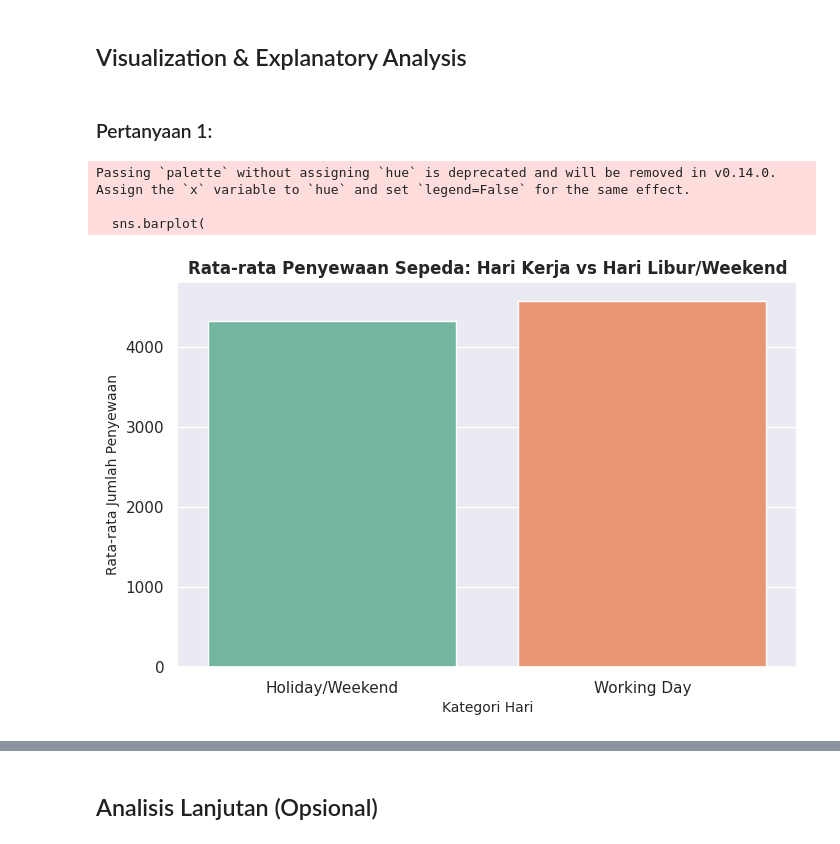
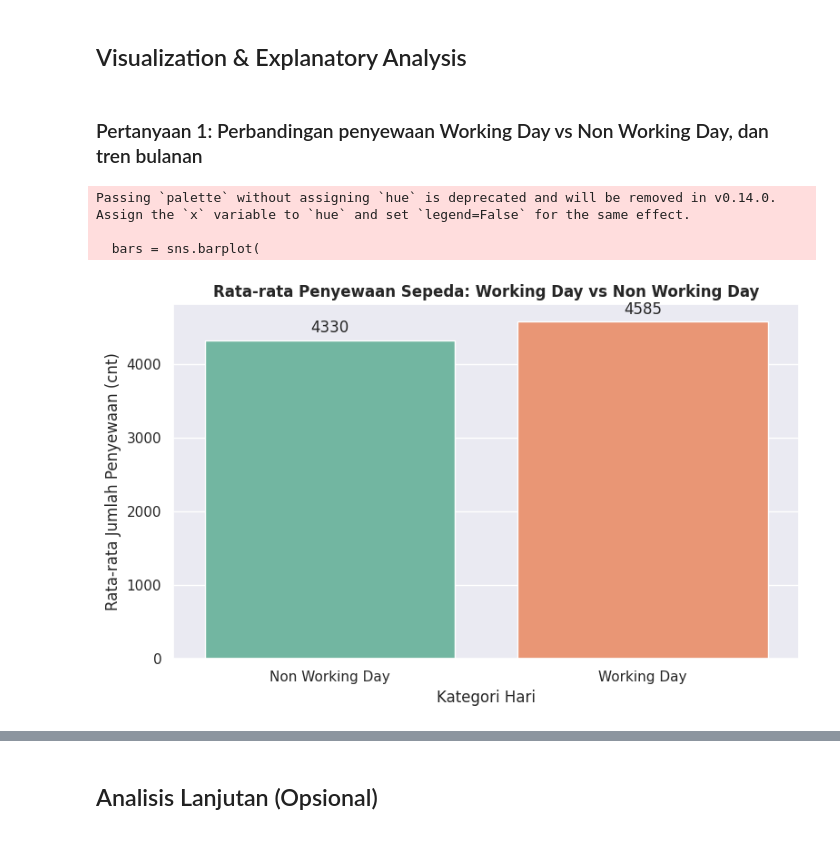
Before and after one commit to lolipop20/submission1, a Jupyter notebook: notebook.ipynb, the cells around one changed output, grey strips where cells are left out. Saved outputs shown, nothing was run; the diff lists cells and outputs as text; code cells hidden in the pictures.

```diff
--- a/notebook.ipynb
+++ b/notebook.ipynb
@@ -136,14 +105,13 @@ Jumlah duplikasi df_hour: 0
 # %%
-# Mengubah tipe data kolom 'dteday' menjadi datetime
 df_day['dteday'] = pd.to_datetime(df_day['dteday'])
 df_hour['dteday'] = pd.to_datetime(df_hour['dteday'])
 
-# Mengubah angka kategori cuaca dan musim menjadi label teks yang deskriptif pada df_day
 df_day['season'] = df_day['season'].map({1: 'Spring', 2: 'Summer', 3: 'Fall', 4: 'Winter'})
-df_day['weathersit'] = df_day['weathersit'].map({1: 'Clear/Few Clouds', 2: 'Mist/Cloudy', 3: 'Light Snow/Rain', 4: 'Heavy Rain/Ice'})
-df_day['workingday'] = df_day['workingday'].map({0: 'Holiday/Weekend', 1: 'Working Day'})
+df_day['weathersit'] = df_day['weathersit'].map({
+    1: 'Clear/Few Clouds', 2: 'Mist/Cloudy', 3: 'Light Snow/Rain', 4: 'Heavy Rain/Ice'
+})
+df_day['workingday'] = df_day['workingday'].map({0: 'Non Working Day', 1: 'Working Day'})
 
-# Validasi hasil cleaning
 df_day.head()
 # %% [output]
 |  | instant | dteday | season | yr | mnth | holiday | weekday | workingday | weathersit | temp | ... |
@@ -186,24 +220,23 @@ df_day.groupby(by='weathersit').agg({
 # %% [markdown]
 ## Visualization & Explanatory Analysis
-# %% [markdown]
-### Pertanyaan 1:
+# %% [markdown]
+### Pertanyaan 1: Perbandingan penyewaan Working Day vs Non Working Day, dan tren bulanan
 # %%
-# Visualisasi 1: Barplot perbandingan penyewaan berdasarkan hari kerja vs akhir pekan/libur
-plt.figure(figsize=(8, 5))
-sns.barplot(
-    x='workingday',
-    y='cnt',
-    data=df_day,
-    palette='Set2',
-    estimator=np.mean,
-    errorbar=None
+fig, ax = plt.subplots(figsize=(8, 5))
+bars = sns.barplot(
+    x='workingday', y='cnt', data=df_day,
+    palette='Set2', estimator=np.mean, errorbar=None, ax=ax
 )
-plt.title('Rata-rata Penyewaan Sepeda: Hari Kerja vs Hari Libur/Weekend', fontsize=12, fontweight='bold')
-plt.xlabel('Kategori Hari', fontsize=10)
-plt.ylabel('Rata-rata Jumlah Penyewaan', fontsize=10)
+for container in ax.containers:
+    ax.bar_label(container, fmt='%.0f', padding=3)
+
+ax.set_title('Rata-rata Penyewaan Sepeda: Working Day vs Non Working Day', fontsize=12, fontweight='bold')
+ax.set_xlabel('Kategori Hari')
+ax.set_ylabel('Rata-rata Jumlah Penyewaan (cnt)')
+plt.tight_layout()
 plt.show()
 # %% [output]
 Passing `palette` without assigning `hue` is deprecated and will be removed in v0.14.0. Assign the `x` variable to `hue` and set `legend=False` for the same effect.
 
-  sns.barplot(
+  bars = sns.barplot(
-[figure, old version]
+[figure, new version]
```
Also changed, not shown: parts of 44 cells of this notebook.
